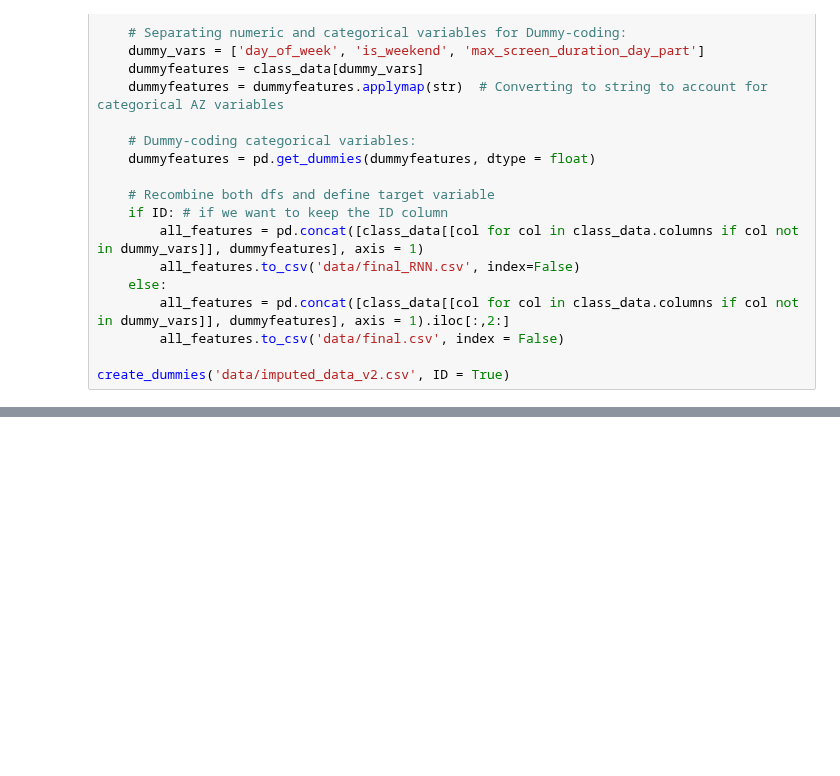
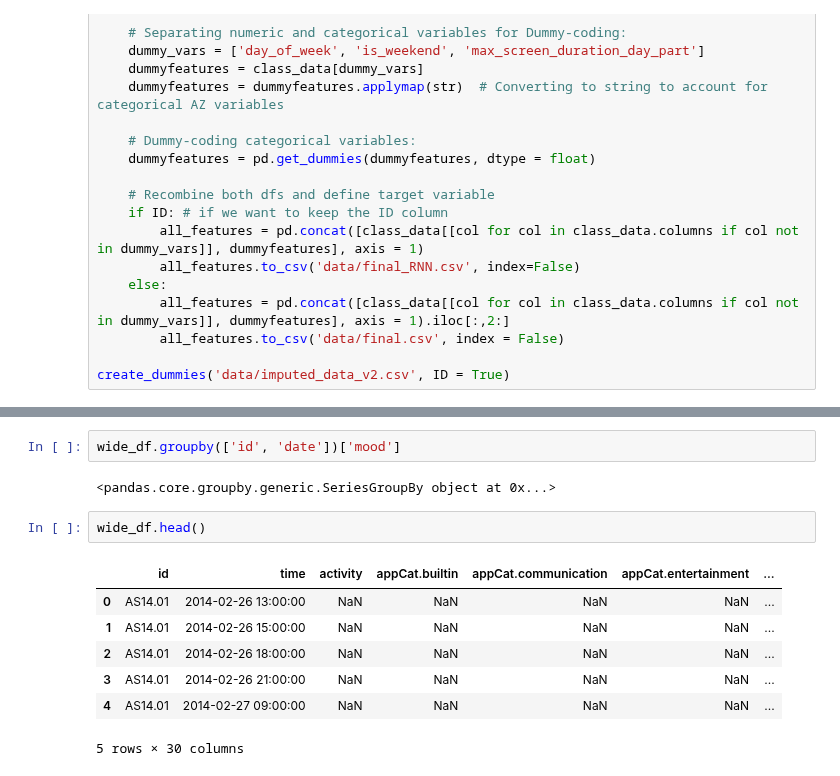
Before and after one commit to moosmiddelkoop/DMT-1, a Jupyter notebook: RNN.ipynb, the cells around one changed output, grey strips where cells are left out. Saved outputs shown, nothing was run; the diff lists cells and outputs as text; blank space fills up the shorter version.

```diff
--- a/RNN.ipynb
+++ b/RNN.ipynb
@@ -77,0 +120,14 @@ import torch.nn.functional as F
+# %%
+wide_df.groupby(['id', 'date'])['mood']
+# %% [output]
+<pandas.core.groupby.generic.SeriesGroupBy object at 0x...>
+# %%
+wide_df.head()
+# %% [output]
+|  | id | time | activity | appCat.builtin | appCat.communication | appCat.entertainment | ... |
+| 0 | AS14.01 | 2014-02-26 13:00:00 | NaN | NaN | NaN | NaN | ... |
+| 1 | AS14.01 | 2014-02-26 15:00:00 | NaN | NaN | NaN | NaN | ... |
+| 2 | AS14.01 | 2014-02-26 18:00:00 | NaN | NaN | NaN | NaN | ... |
+| 3 | AS14.01 | 2014-02-26 21:00:00 | NaN | NaN | NaN | NaN | ... |
+| 4 | AS14.01 | 2014-02-27 09:00:00 | NaN | NaN | NaN | NaN | ... |
+5 rows × 30 columns
```
Also changed, not shown: parts of 20 cells of this notebook, 5 other files.
